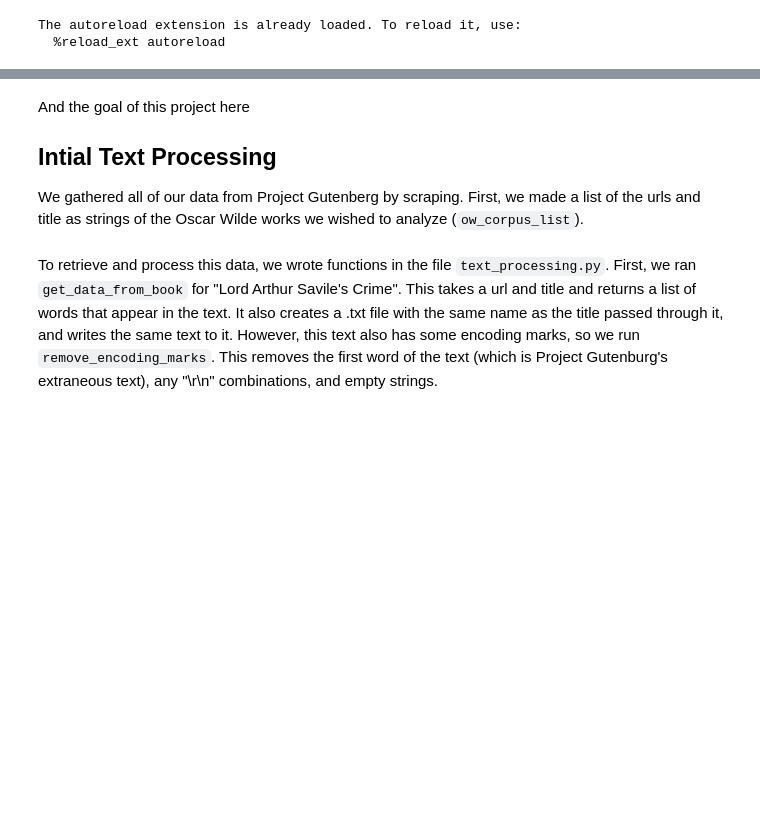
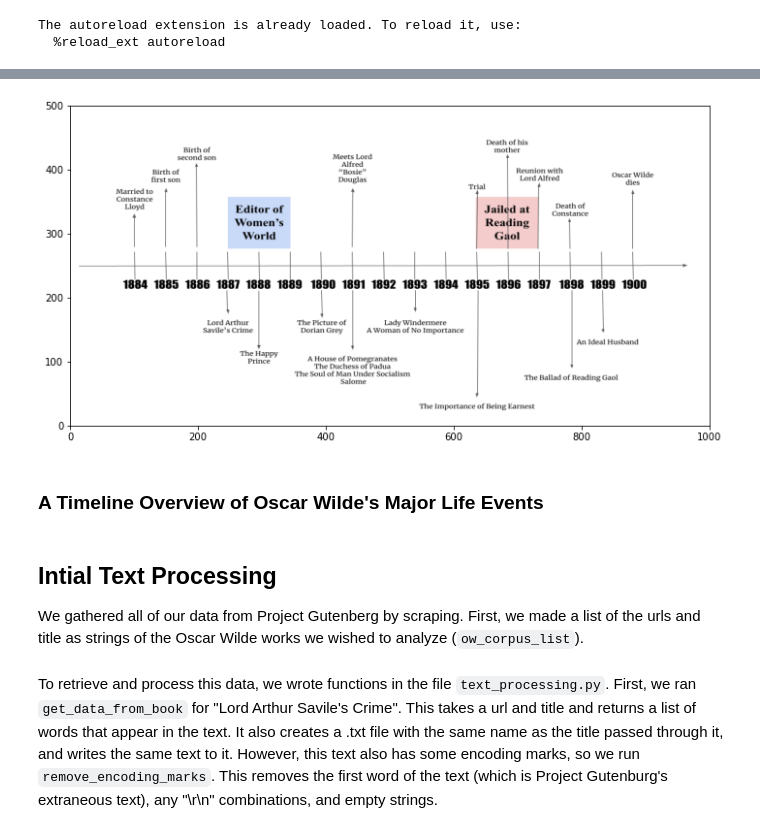
Before and after one commit to jes-bro/oscar_wilde_literary_devices, a Jupyter notebook: oscar_wilde_literary_devices.ipynb, the cells around one changed output, grey strips where cells are left out. Saved outputs shown, nothing was run; the diff lists cells and outputs as text; code cells hidden in the pictures; blank space fills up the shorter version.

```diff
--- a/oscar_wilde_literary_devices.ipynb
+++ b/oscar_wilde_literary_devices.ipynb
@@ -39,6 +25,20 @@ Talk about getting the data, processing it (ie. what we removed)
+# %%
+'''
+A Timeline Overview of Major Events
+'''
+import numpy as np
+from matplotlib import pyplot as plt
+plt.rcParams["figure.figsize"] = [10, 40]
+plt.rcParams["figure.autolayout"] = True
+im = plt.imread("oscar_wilde_timeline.png")
+fig, ax = plt.subplots()
+im = ax.imshow(im, extent=[0, 1000, 0, 500])
+plt.show()
+# %% [output]
+[figure, added]
+# %% [markdown]
+### A Timeline Overview of Oscar Wilde's Major Life Events
 # %% [markdown]
-And the goal of this project here
-
 ## Intial Text Processing
 We gathered all of our data from Project Gutenberg by scraping. First, we made a list of the urls and title as strings of the Oscar Wilde works we wished to analyze (`ow_corpus_list`).
 # %%
```
Also changed, not shown: parts of 5 cells of this notebook.
